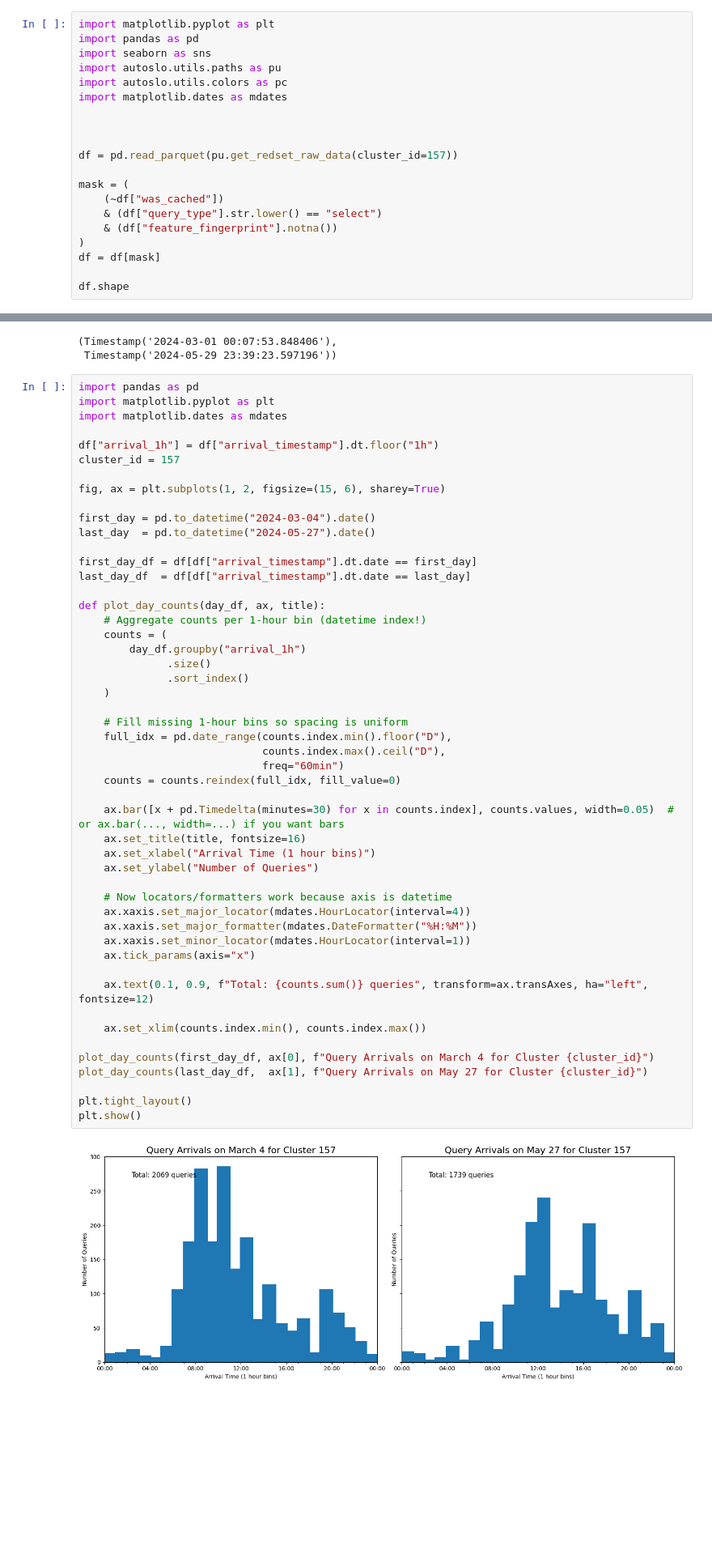
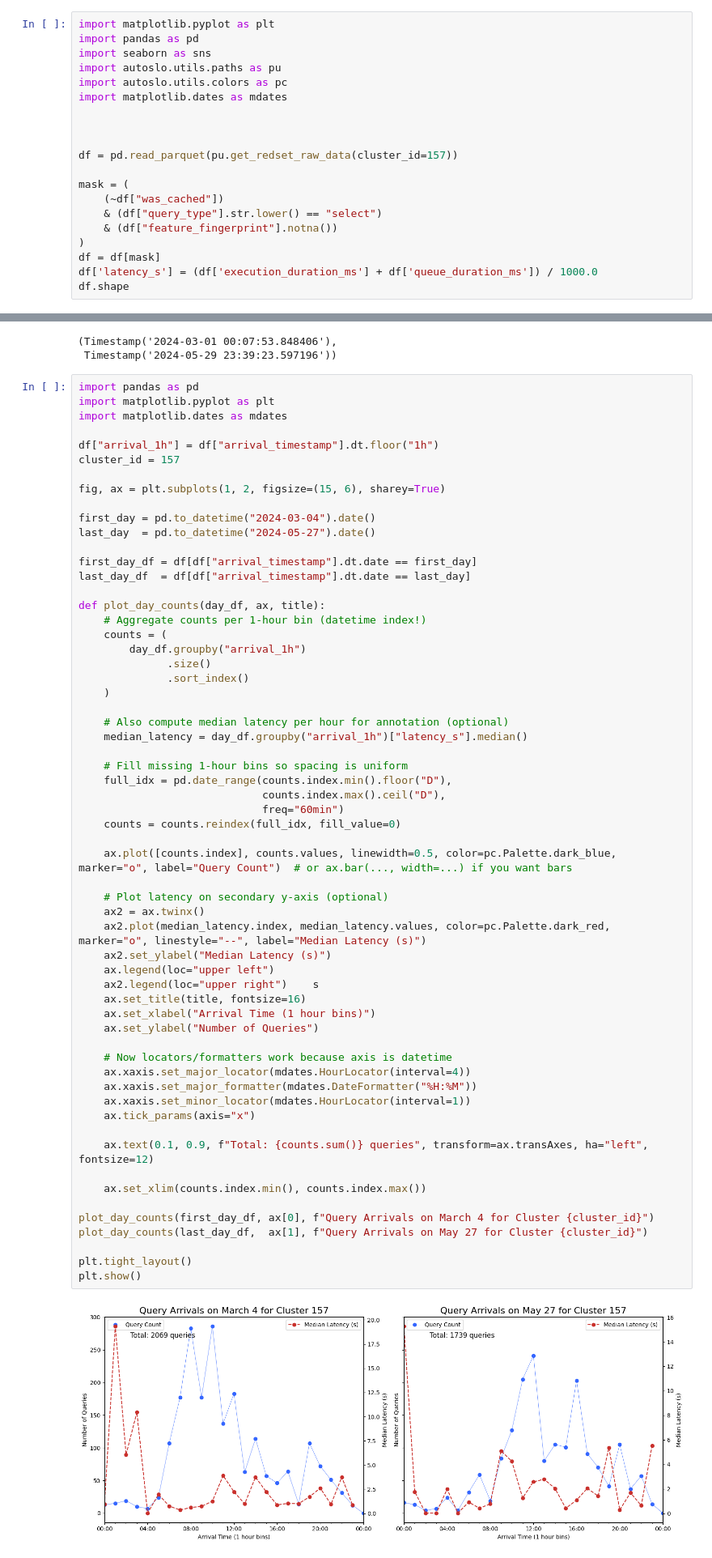
Before and after one commit to mmarkakis/autoslo, a Jupyter notebook: experiments/18_selected_workload_157/plot.ipynb, the cells around one changed output, grey strips where cells are left out. Shown at 81% size. Saved outputs shown, nothing was run; the diff lists cells and outputs as text; blank space fills up the shorter version.

```diff
--- a/experiments/18_selected_workload_157/plot.ipynb
+++ b/experiments/18_selected_workload_157/plot.ipynb
@@ -16,6 +16,6 @@ mask = (
     & (df["feature_fingerprint"].notna())
 )
 df = df[mask]
-
+df['latency_s'] = (df['execution_duration_ms'] + df['queue_duration_ms']) / 1000.0
 df.shape
 # %% [output]
@@ -48,35 +48,45 @@ def plot_day_counts(day_df, ax, title):
               .size()
               .sort_index()
     )
 
+    # Also compute median latency per hour for annotation (optional)
+    median_latency = day_df.groupby("arrival_1h")["latency_s"].median()
+
     # Fill missing 1-hour bins so spacing is uniform
     full_idx = pd.date_range(counts.index.min().floor("D"),
                              counts.index.max().ceil("D"),
                              freq="60min")
     counts = counts.reindex(full_idx, fill_value=0)
 
-    ax.bar([x + pd.Timedelta(minutes=30) for x in counts.index], counts.values, width=0.05)  # or ax.bar(..., width=...) if you want bars
+    ax.plot([counts.index], counts.values, linewidth=0.5, color=pc.Palette.dark_blue, marker="o", label="Query Count")  # or ax.bar(..., width=...) if you want bars
+
+    # Plot latency on secondary y-axis (optional)
+    ax2 = ax.twinx()
+    ax2.plot(median_latency.index, median_latency.values, color=pc.Palette.dark_red, marker="o", linestyle="--", label="Median Latency (s)")
+    ax2.set_ylabel("Median Latency (s)")
+    ax.legend(loc="upper left")
+    ax2.legend(loc="upper right")    s
     ax.set_title(title, fontsize=16)
     ax.set_xlabel("Arrival Time (1 hour bins)")
     ax.set_ylabel("Number of Queries")
 
     # Now locators/formatters work because axis is datetime
     ax.xaxis.set_major_locator(mdates.HourLocator(interval=4))
     ax.xaxis.set_major_formatter(mdates.DateFormatter("%H:%M"))
     ax.xaxis.set_minor_locator(mdates.HourLocator(interval=1))
     ax.tick_params(axis="x")
 
     ax.text(0.1, 0.9, f"Total: {counts.sum()} queries", transform=ax.transAxes, ha="left", fontsize=12)
 
     ax.set_xlim(counts.index.min(), counts.index.max())
 
 plot_day_counts(first_day_df, ax[0], f"Query Arrivals on March 4 for Cluster {cluster_id}")
 plot_day_counts(last_day_df,  ax[1], f"Query Arrivals on May 27 for Cluster {cluster_id}")
 
 plt.tight_layout()
 plt.show()
 # %% [output]
-[figure, old version]
+[figure, new version]
 # %%
 num_queries = 2069
 num_hours = 4
```
Also changed, not shown: parts of 1 cell of this notebook, 3 other files.
